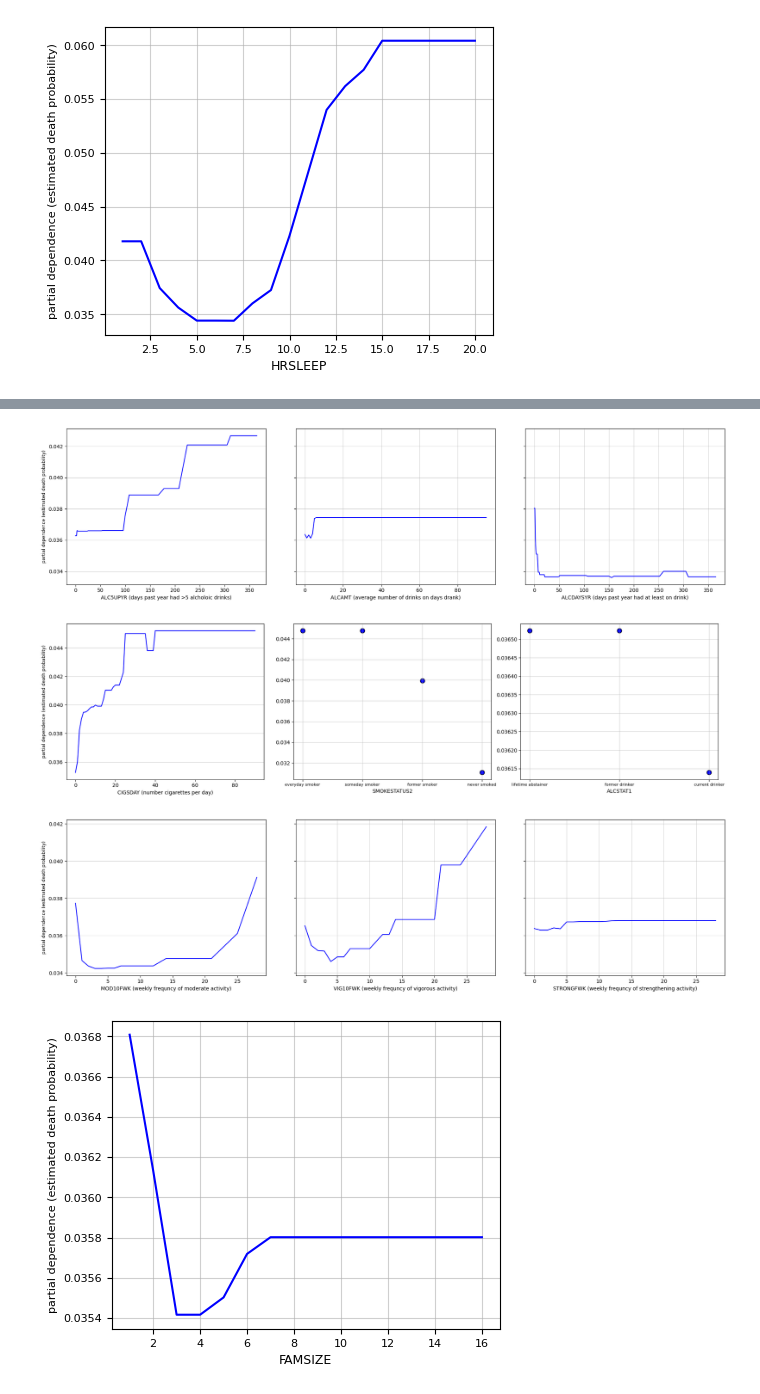
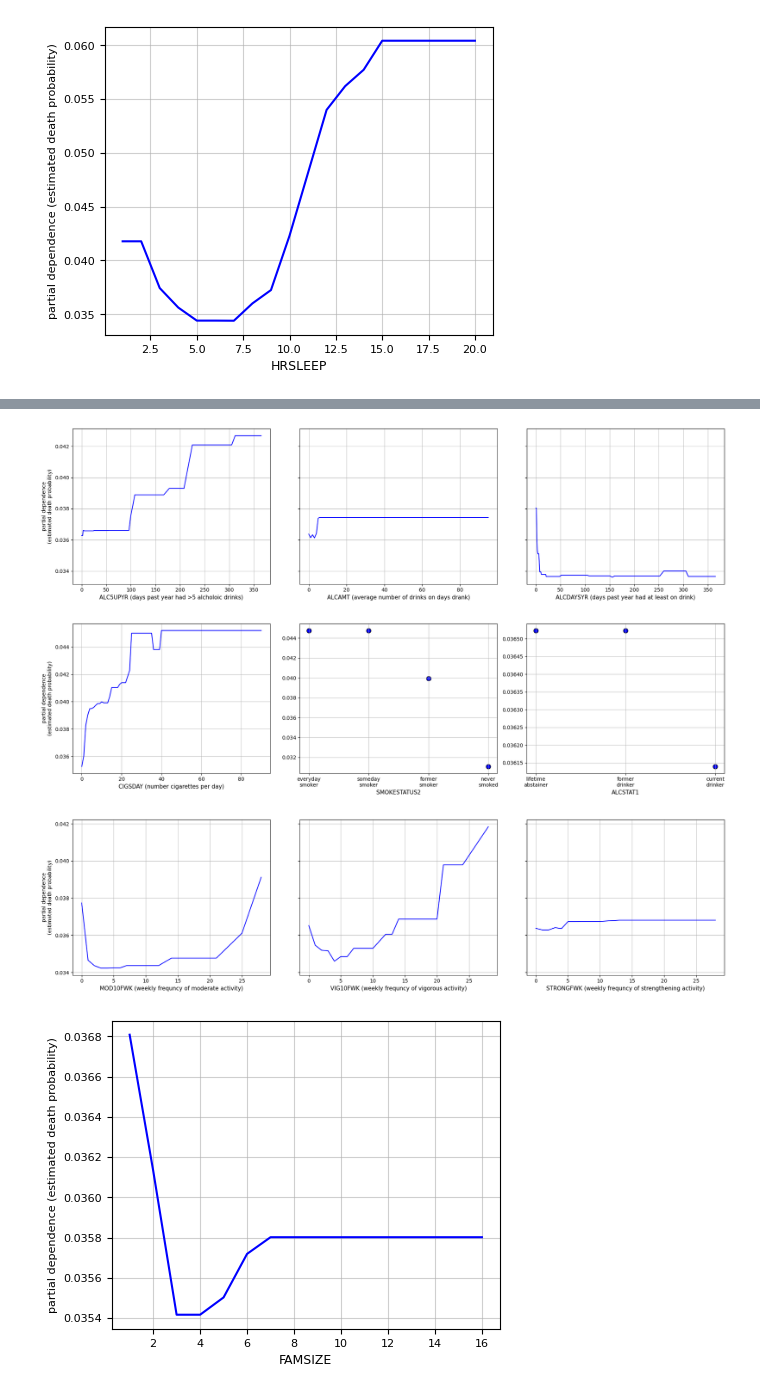
Before and after one commit to stoIsidora/Master-Thesis-SwissRE, a Jupyter notebook: Chapter 13.3.4 - PDP.ipynb, the cells around one changed output, grey strips where cells are left out. Cells and saved outputs as stored; diff of their text form; code cells hidden in the pictures.

```diff
--- a/Chapter 13.3.4 - PDP.ipynb
+++ b/Chapter 13.3.4 - PDP.ipynb
@@ -476,11 +476,11 @@ pdp = partial_dependence(xgbc, X_test, features=features, grid_resolution=100, p
 x_values = pdp['grid_values'][0]
 average_values = pdp['average'][0]
 axes[0].plot(x_values, average_values, color='blue')
-axes[0].set_xlabel('ALC5UPYR (days past year had >5 alcholoic drinks)', fontsize=10)
+axes[0].set_xlabel('ALC5UPYR (days past year had >5 alcholoic drinks)', fontsize=11)
 y_ticks = np.arange(0.02, 0.056, 0.002)
 axes[0].set_yticks(y_ticks)
-axes[0].grid(axis='y', alpha=0.6)
-axes[0].set_ylabel('partial dependence (estimated death probability)', fontsize=9)
+axes[0].grid(axis='both', alpha=0.8)
+axes[0].set_ylabel('partial dependence\n(estimated death probability)', fontsize=10)
 
 
 # ---plot---
@@ -490,8 +490,8 @@ pdp = partial_dependence(xgbc, X_test, features=features, grid_resolution=100, p
 x_values = pdp['grid_values'][0]
 average_values = pdp['average'][0]
 axes[1].plot(x_values, average_values, color='blue')
-axes[1].set_xlabel('ALCAMT (average number of drinks on days drank)', fontsize=10)
-axes[1].grid(alpha=0.6)
+axes[1].set_xlabel('ALCAMT (average number of drinks on days drank)', fontsize=11)
+axes[1].grid(alpha=0.8)
 
 # ---plot---
 features = 'ALCDAYSYR'
@@ -500,8 +500,8 @@ pdp = partial_dependence(xgbc, X_test, features=features, grid_resolution=100, p
 x_values = pdp['grid_values'][0]
 average_values = pdp['average'][0]
 axes[2].plot(x_values, average_values, color='blue')
-axes[2].set_xlabel('ALCDAYSYR (days past year had at least on drink)', fontsize=10)
-axes[2].grid(alpha=0.6)
+axes[2].set_xlabel('ALCDAYSYR (days past year had at least on drink)', fontsize=11)
+axes[2].grid(alpha=0.8)
 
 plt.tight_layout()
 plt.subplots_adjust(wspace=0.15)
@@ -509,7 +509,7 @@ plt.subplots_adjust(wspace=0.15)
 plt.savefig('pdp_alh_cig.png', format='png', dpi=300, bbox_inches='tight')
 plt.show()
 # %% [output]
-[figure, old version]
+[figure, new version]
 # %%
 fig, axes = plt.subplots(1, 3, figsize=(19, 5))
 
@@ -520,48 +520,48 @@ pdp = partial_dependence(xgbc, X_test, features=features, grid_resolution=100, p
 x_values = pdp['grid_values'][0]
 average_values = pdp['average'][0]
 axes[0].plot(x_values, average_values, color='blue')
-axes[0].set_xlabel('CIGSDAY (number cigarettes per day)', fontsize=10)
-axes[0].grid(axis='y', alpha=0.6)
-axes[0].set_ylabel('partial dependence (estimated death probability)', fontsize=9)
+axes[0].set_xlabel('CIGSDAY (number cigarettes per day)', fontsize=11)
+axes[0].grid(axis='both', alpha=0.8)
+axes[0].set_ylabel('partial dependence\n(estimated death probability)', fontsize=10)
 
 
 # ---plot---
 features = 'SMOKESTATUS2'
 original_categories = [11, 12, 20, 30]
 mapped_positions = np.arange(len(original_categories))  #
-custom_labels = ["everyday smoker", "someday smoker", "former smoker", "never smoked"]
+custom_labels = ["everyday\nsmoker", "someday\nsmoker", "former\nsmoker", "never\nsmoked"]
 
 pdp = partial_dependence(xgbc, X_test, features=[features], grid_resolution=100,
                          percentiles=(0,1), method='brute', response_method='predict_proba')
 # map x_values to new positions
 x_values = [mapped_positions[original_categories.index(x)] for x in pdp['grid_values'][0]]
 average_values = pdp['average'][0]
 axes[1].scatter(x_values, average_values, color='blue', s=80, edgecolor='black', linewidth=1)
-axes[1].set_xlabel('SMOKESTATUS2', fontsize=10)
-axes[1].set_xticks(mapped_positions)  # Use evenly spaced positions
-axes[1].set_xticklabels(custom_labels, fontsize=8)  # Apply custom labels
-axes[1].grid(alpha=0.6)
+axes[1].set_xlabel('SMOKESTATUS2', fontsize=11)
+axes[1].set_xticks(mapped_positions)
+axes[1].set_xticklabels(custom_labels, fontsize=10)
+axes[1].grid(alpha=0.8)
 
 # ---plot---
 features = 'ALCSTAT1'
-custom_labels = {1: "lifetime abstainer", 2: "former drinker", 3: "current drinker"}
+custom_labels = {1: "lifetime\nabstainer", 2: "former\ndrinker", 3: "current\ndrinker"}
 pdp = partial_dependence(xgbc, X_test, features=features, grid_resolution=100, percentiles=(0,1), method='brute', response_method='predict_proba')
 
 x_values = pdp['grid_values'][0]
 average_values = pdp['average'][0]
 axes[2].scatter(x_values, average_values, color='blue', s=80, edgecolor='black', linewidth=1)
-axes[2].set_xlabel('ALCSTAT1', fontsize=10)
+axes[2].set_xlabel('ALCSTAT1', fontsize=11)
 axes[2].set_xticks(ticks=list(custom_labels.keys()))
-axes[2].set_xticklabels(list(custom_labels.values()), fontsize=8)
-axes[2].grid(alpha=0.6)
+axes[2].set_xticklabels(list(custom_labels.values()), fontsize=10)
+axes[2].grid(alpha=0.8)
 
 plt.tight_layout()
 plt.subplots_adjust(wspace=0.15)
 
 plt.savefig('pdp_alh_cig2.png', format='png', dpi=300, bbox_inches='tight')
 plt.show()
 # %% [output]
-[figure, old version]
+[figure, new version]
 # %%
 fig, axes = plt.subplots(1, 3, figsize=(19, 5), sharey=True)
 
@@ -572,11 +572,11 @@ pdp = partial_dependence(xgbc, X_test, features=features, grid_resolution=100, p
 x_values = pdp['grid_values'][0]
 average_values = pdp['average'][0]
 axes[0].plot(x_values, average_values, color='blue')
-axes[0].set_xlabel('MOD10FWK (weekly frequncy of moderate activity)', fontsize=10)
+axes[0].set_xlabel('MOD10FWK (weekly frequncy of moderate activity)', fontsize=11)
 y_ticks = np.arange(0.02, 0.056, 0.002)
 axes[0].set_yticks(y_ticks)
-axes[0].grid(axis='y', alpha=0.6)
-axes[0].set_ylabel('partial dependence (estimated death probability)', fontsize=9)
+axes[0].grid(axis='both', alpha=0.8)
+axes[0].set_ylabel('partial dependence\n(estimated death probability)', fontsize=10)
 
 
 # ---plot---
@@ -586,8 +586,8 @@ pdp = partial_dependence(xgbc, X_test, features=features, grid_resolution=100, p
 x_values = pdp['grid_values'][0]
 average_values = pdp['average'][0]
 axes[1].plot(x_values, average_values, color='blue')
-axes[1].set_xlabel('VIG10FWK (weekly frequncy of vigorous activity)', fontsize=10)
-axes[1].grid(alpha=0.6)
+axes[1].set_xlabel('VIG10FWK (weekly frequncy of vigorous activity)', fontsize=11)
+axes[1].grid(alpha=0.8)
 
 # ---plot---
 features = 'STRONGFWK'
@@ -596,8 +596,8 @@ pdp = partial_dependence(xgbc, X_test, features=features, grid_resolution=100, p
 x_values = pdp['grid_values'][0]
 average_values = pdp['average'][0]
 axes[2].plot(x_values, average_values, color='blue')
-axes[2].set_xlabel('STRONGFWK (weekly frequncy of strengthening activity)', fontsize=10)
-axes[2].grid(alpha=0.6)
+axes[2].set_xlabel('STRONGFWK (weekly frequncy of strengthening activity)', fontsize=11)
+axes[2].grid(alpha=0.8)
 
 plt.tight_layout()
 plt.subplots_adjust(wspace=0.15)
@@ -605,7 +605,7 @@ plt.subplots_adjust(wspace=0.15)
 plt.savefig('pdp_fwk.png', format='png', dpi=300, bbox_inches='tight')
 plt.show()
 # %% [output]
-[figure, old version]
+[figure, new version]
 # %%
 features = 'FAMSIZE'
 
```
Also changed, not shown: parts of 8 cells of this notebook.
